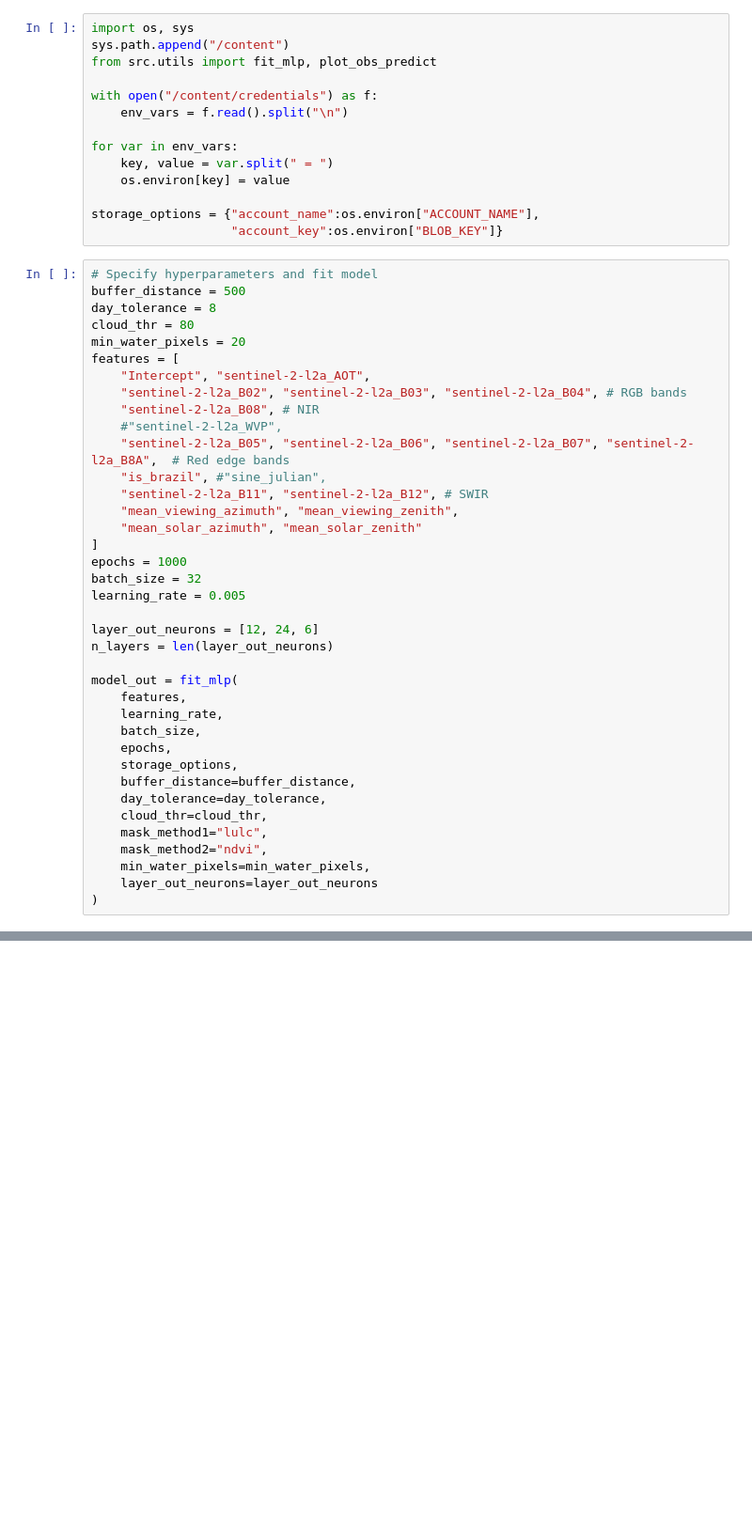
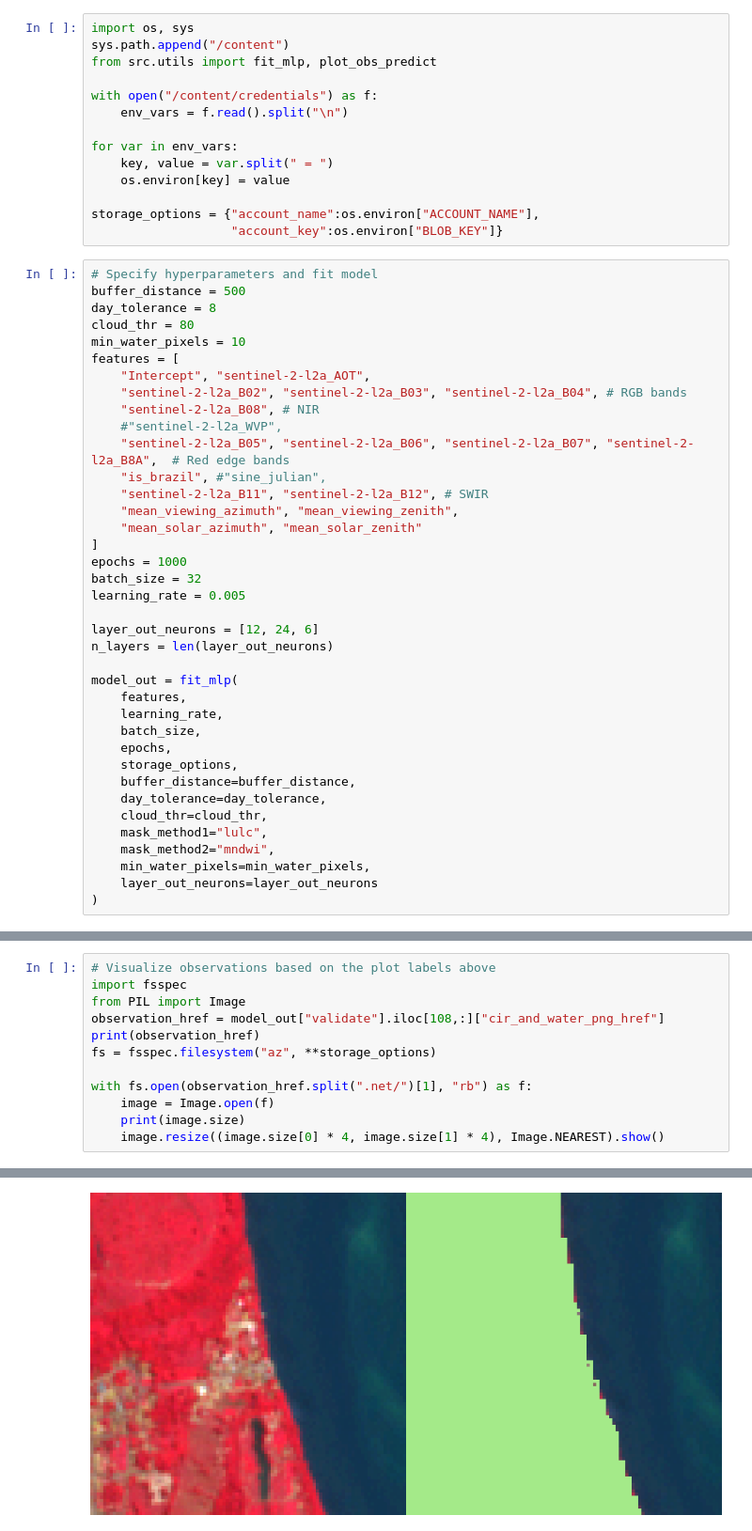
Before and after one commit to csp-inc/fluvius, a Jupyter notebook: notebooks/EX-MLP-fit.ipynb, the cells around one changed output, grey strips where cells are left out. Shown at 94% size. Cells and saved outputs as stored; diff of their text form; blank space fills up the shorter version.

Commit message:
export datasets in mlp_fit, add code to vis observations from validation

```diff
--- a/notebooks/EX-MLP-fit.ipynb
+++ b/notebooks/EX-MLP-fit.ipynb
@@ -17,7 +17,7 @@ storage_options = {"account_name":os.environ["ACCOUNT_NAME"],
 buffer_distance = 500
 day_tolerance = 8
 cloud_thr = 80
-min_water_pixels = 20
+min_water_pixels = 10
 features = [
     "Intercept", "sentinel-2-l2a_AOT",
     "sentinel-2-l2a_B02", "sentinel-2-l2a_B03", "sentinel-2-l2a_B04", # RGB bands
@@ -46,7 +46,7 @@ model_out = fit_mlp(
     day_tolerance=day_tolerance,
     cloud_thr=cloud_thr,
     mask_method1="lulc",
-    mask_method2="ndvi",
+    mask_method2="mndwi",
     min_water_pixels=min_water_pixels,
     layer_out_neurons=layer_out_neurons
 )
@@ -58,0 +107,13 @@ plot_obs_predict(
+# %%
+# Visualize observations based on the plot labels above
+import fsspec
+from PIL import Image
+observation_href = model_out["validate"].iloc[108,:]["cir_and_water_png_href"]
+print(observation_href)
+fs = fsspec.filesystem("az", **storage_options)
+
+with fs.open(observation_href.split(".net/")[1], "rb") as f:
+    image = Image.open(f)
+    print(image.size)
+    image.resize((image.size[0] * 4, image.size[1] * 4), Image.NEAREST).show()
+# %% [output]
@@ -59,3 +122,4 @@ plot_obs_predict(
+[figure, added]
 # %%
 # Plot observed vs predicted for Train data
 plot_obs_predict(
```
Also changed, not shown: parts of 7 cells of this notebook, 1 other file.
